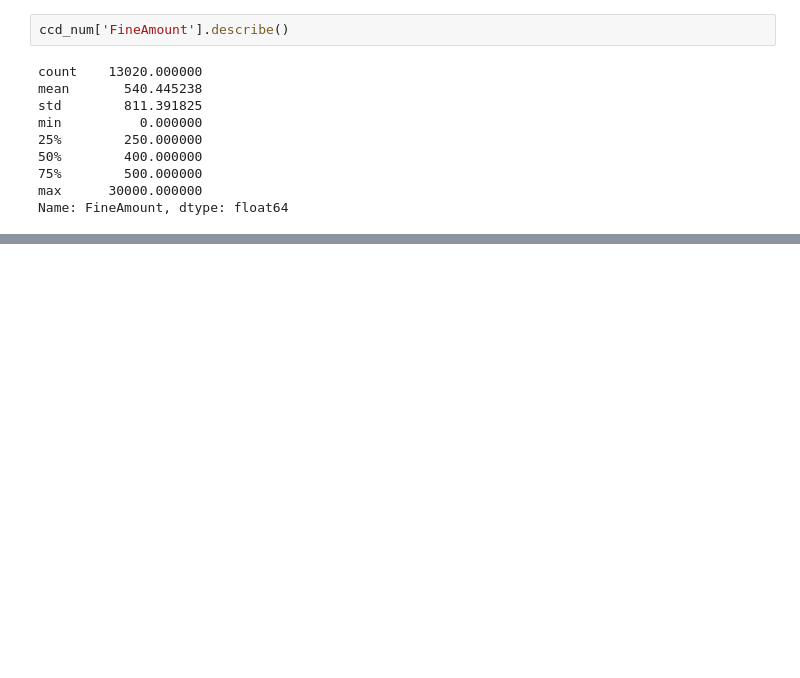
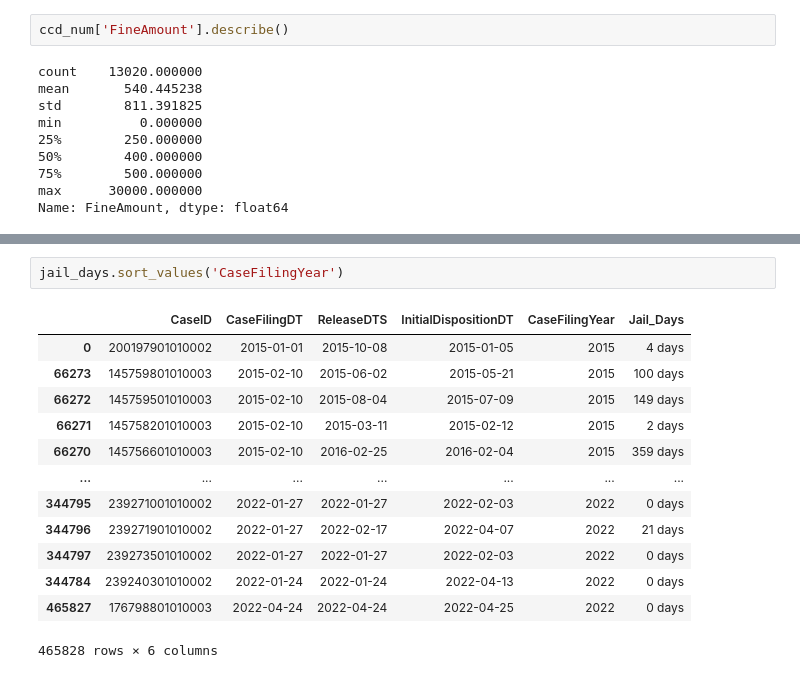
Before and after one commit to souravray97/Criminal-Justice-Analysis, a Jupyter notebook: CCD-EDA.ipynb, the cells around one changed output, grey strips where cells are left out. Cells and saved outputs as stored; diff of their text form; blank space fills up the shorter version.

```diff
--- a/CCD-EDA.ipynb
+++ b/CCD-EDA.ipynb
@@ -290,0 +498,16 @@ Name: FineAmount, dtype: float64
+# %%
+jail_days.sort_values('CaseFilingYear')
+# %% [output]
+|  | CaseID | CaseFilingDT | ReleaseDTS | InitialDispositionDT | CaseFilingYear | Jail_Days |
+| 0 | 200197901010002 | 2015-01-01 | 2015-10-08 | 2015-01-05 | 2015 | 4 days |
+| 66273 | 145759801010003 | 2015-02-10 | 2015-06-02 | 2015-05-21 | 2015 | 100 days |
+| 66272 | 145759501010003 | 2015-02-10 | 2015-08-04 | 2015-07-09 | 2015 | 149 days |
+| 66271 | 145758201010003 | 2015-02-10 | 2015-03-11 | 2015-02-12 | 2015 | 2 days |
+| 66270 | 145756601010003 | 2015-02-10 | 2016-02-25 | 2016-02-04 | 2015 | 359 days |
+| ... | ... | ... | ... | ... | ... | ... |
+| 344795 | 239271001010002 | 2022-01-27 | 2022-01-27 | 2022-02-03 | 2022 | 0 days |
+| 344796 | 239271901010002 | 2022-01-27 | 2022-02-17 | 2022-04-07 | 2022 | 21 days |
+| 344797 | 239273501010002 | 2022-01-27 | 2022-01-27 | 2022-02-03 | 2022 | 0 days |
+| 344784 | 239240301010002 | 2022-01-24 | 2022-01-24 | 2022-04-13 | 2022 | 0 days |
+| 465827 | 176798801010003 | 2022-04-24 | 2022-04-24 | 2022-04-25 | 2022 | 0 days |
+465828 rows × 6 columns
```
Also changed, not shown: parts of 37 cells of this notebook.
